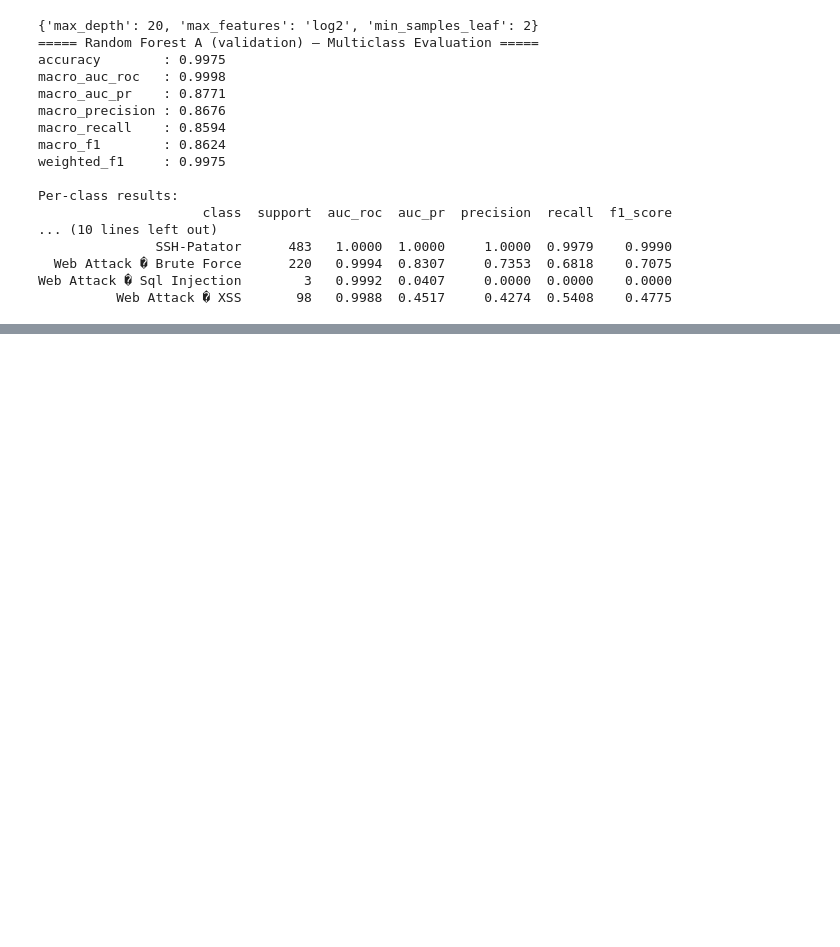
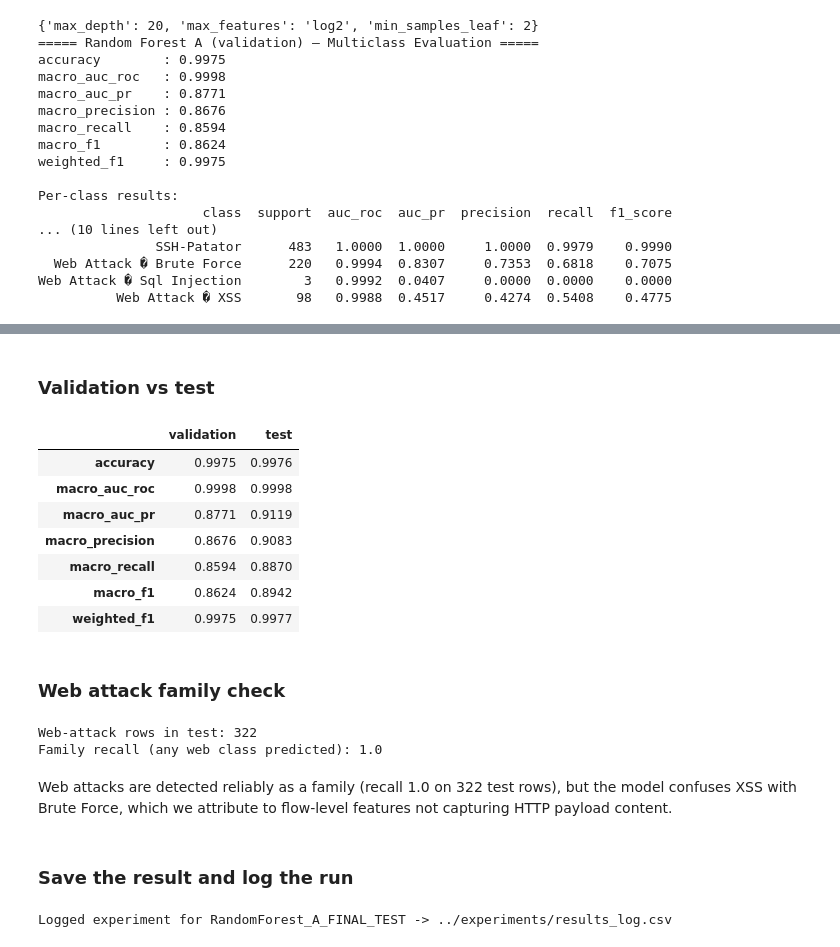
Before and after one commit to lobnaahmed850/Grad-Project, a Jupyter notebook: network-anomaly-detection/notebooks/supervised.ipynb, the cells around one changed output, grey strips where cells are left out. Cells and saved outputs as stored; diff of their text form; code cells hidden in the pictures; blank space fills up the shorter version.

```diff
--- a/network-anomaly-detection/notebooks/supervised.ipynb
+++ b/network-anomaly-detection/notebooks/supervised.ipynb
@@ -413,0 +545,45 @@ SQLi training recall: 1.0
+# %% [markdown]
+### Validation vs test
+# %%
+summary_val, per_class_val = evaluate_multiclass(
+    y_val, final_rf.predict(X_val), final_rf.predict_proba(X_val),
+    final_rf.classes_, class_names, verbose=False)
+
+display(pd.DataFrame({"validation": summary_val, "test": summary_test}).round(4))
+# %% [output]
+|  | validation | test |
+| accuracy | 0.9975 | 0.9976 |
+| macro_auc_roc | 0.9998 | 0.9998 |
+| macro_auc_pr | 0.8771 | 0.9119 |
+| macro_precision | 0.8676 | 0.9083 |
+| macro_recall | 0.8594 | 0.8870 |
+| macro_f1 | 0.8624 | 0.8942 |
+| weighted_f1 | 0.9975 | 0.9977 |
+# %% [markdown]
+### Web attack family check
+# %%
+web_ids = [c for c, n in zip(final_rf.classes_, class_names) if "Web Attack" in n]
+is_web = np.isin(y_test, web_ids)
+print("Web-attack rows in test:", is_web.sum())
+print("Family recall (any web class predicted):",
+      np.isin(y_pred_test[is_web], web_ids).mean().round(4))
+# %% [output]
+Web-attack rows in test: 322
+Family recall (any web class predicted): 1.0
+# %% [markdown]
+Web attacks are detected reliably as a family (recall 1.0 on 322 test rows), but the model confuses XSS with Brute Force, which we attribute to flow-level features not capturing HTTP payload content.
+# %% [markdown]
+### Save the result and log the run
+# %%
+os.makedirs("../experiments", exist_ok=True)
+
+per_class_test.to_csv("../experiments/rf_test_per_class.csv", index=False)
+pd.Series(summary_test, name="value").to_csv("../experiments/rf_test_summary.csv")
+
+p = final_rf.get_params()
+params = {k: p[k] for k in ["n_estimators", "max_depth", "max_features",
+                            "min_samples_leaf", "class_weight"]}
+log_experiment("../experiments/results_log.csv", "RandomForest_A_FINAL_TEST",
+               params=params, metrics=summary_test)
+# %% [output]
+Logged experiment for RandomForest_A_FINAL_TEST -> ../experiments/results_log.csv
```
Also changed, not shown: parts of 17 cells of this notebook.
